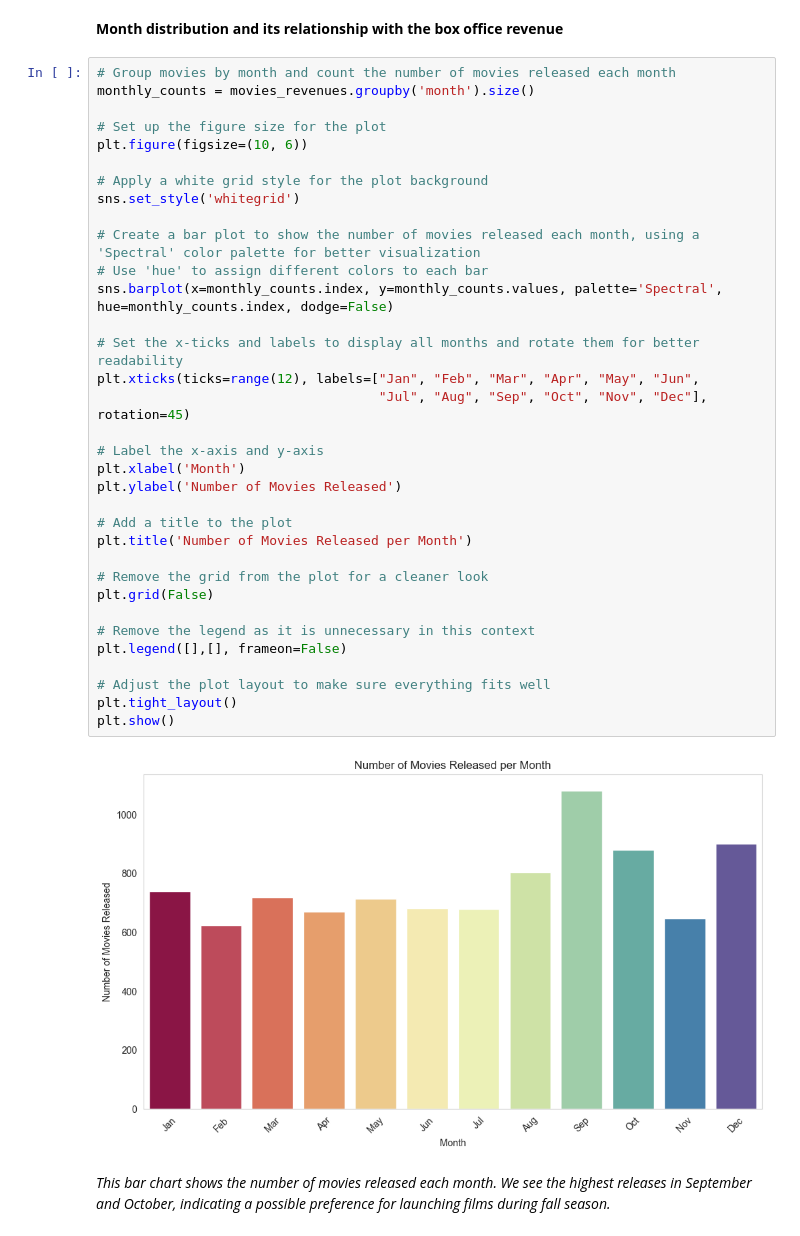
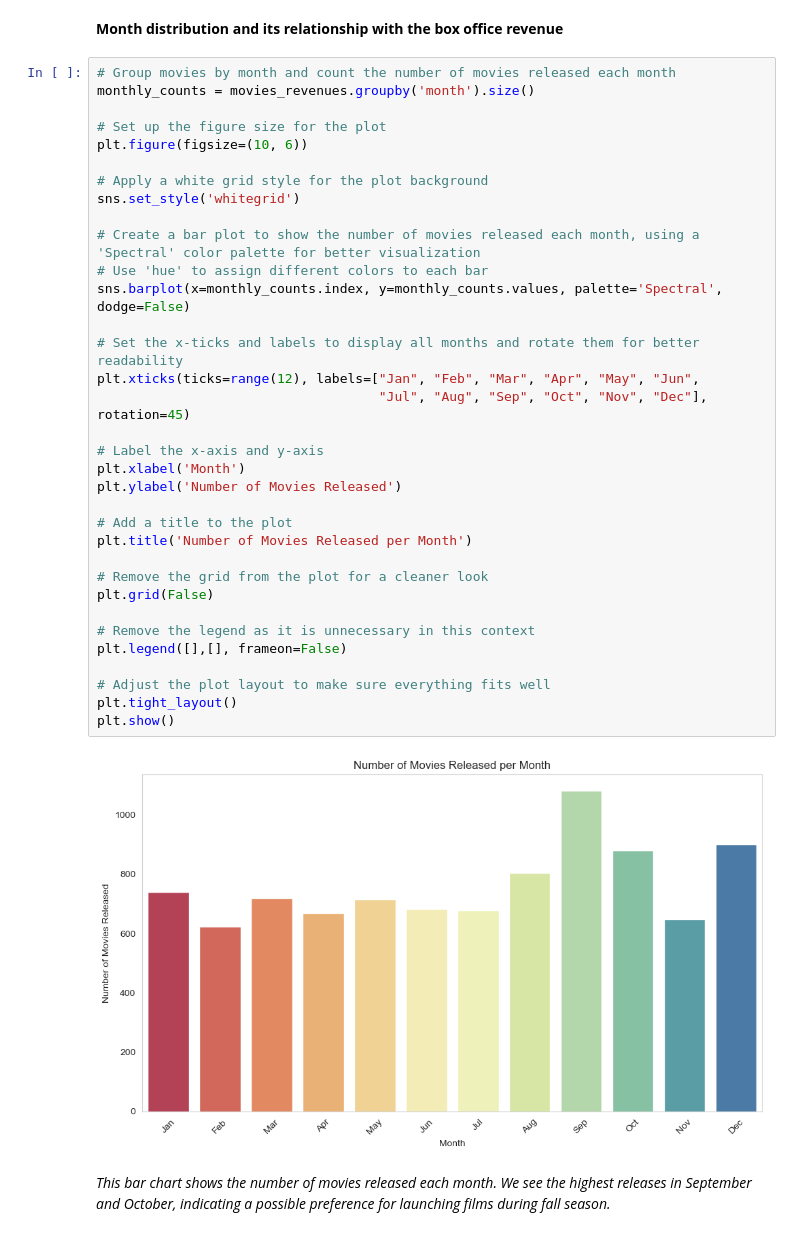
Before and after one commit to epfl-ada/ada-2023-project-yamal, a Jupyter notebook: movies_analysis.ipynb, the cells around one changed output. Saved outputs shown, nothing was run; the diff lists cells and outputs as text.

```diff
--- a/movies_analysis.ipynb
+++ b/movies_analysis.ipynb
@@ -501,35 +495,35 @@ monthly_counts = movies_revenues.groupby('month').size()
 # Set up the figure size for the plot
 plt.figure(figsize=(10, 6))
 
 # Apply a white grid style for the plot background
 sns.set_style('whitegrid')
 
 # Create a bar plot to show the number of movies released each month, using a 'Spectral' color palette for better visualization
 # Use 'hue' to assign different colors to each bar
-sns.barplot(x=monthly_counts.index, y=monthly_counts.values, palette='Spectral', hue=monthly_counts.index, dodge=False)
+sns.barplot(x=monthly_counts.index, y=monthly_counts.values, palette='Spectral', dodge=False)
 
 # Set the x-ticks and labels to display all months and rotate them for better readability
 plt.xticks(ticks=range(12), labels=["Jan", "Feb", "Mar", "Apr", "May", "Jun",
                                     "Jul", "Aug", "Sep", "Oct", "Nov", "Dec"], rotation=45)
 
 # Label the x-axis and y-axis
 plt.xlabel('Month')
 plt.ylabel('Number of Movies Released')
 
 # Add a title to the plot
 plt.title('Number of Movies Released per Month')
 
 # Remove the grid from the plot for a cleaner look
 plt.grid(False)
 
 # Remove the legend as it is unnecessary in this context
 plt.legend([],[], frameon=False)
 
 # Adjust the plot layout to make sure everything fits well
 plt.tight_layout()
 plt.show()
 # %% [output]
-[figure, old version]
+[figure, new version]
 # %% [markdown]
 *This bar chart shows the number of movies released each month. We see the highest releases in September and October, indicating a possible preference for launching films during fall season.*
 # %%
```
Also changed, not shown: parts of 17 cells of this notebook, 1 other file.
